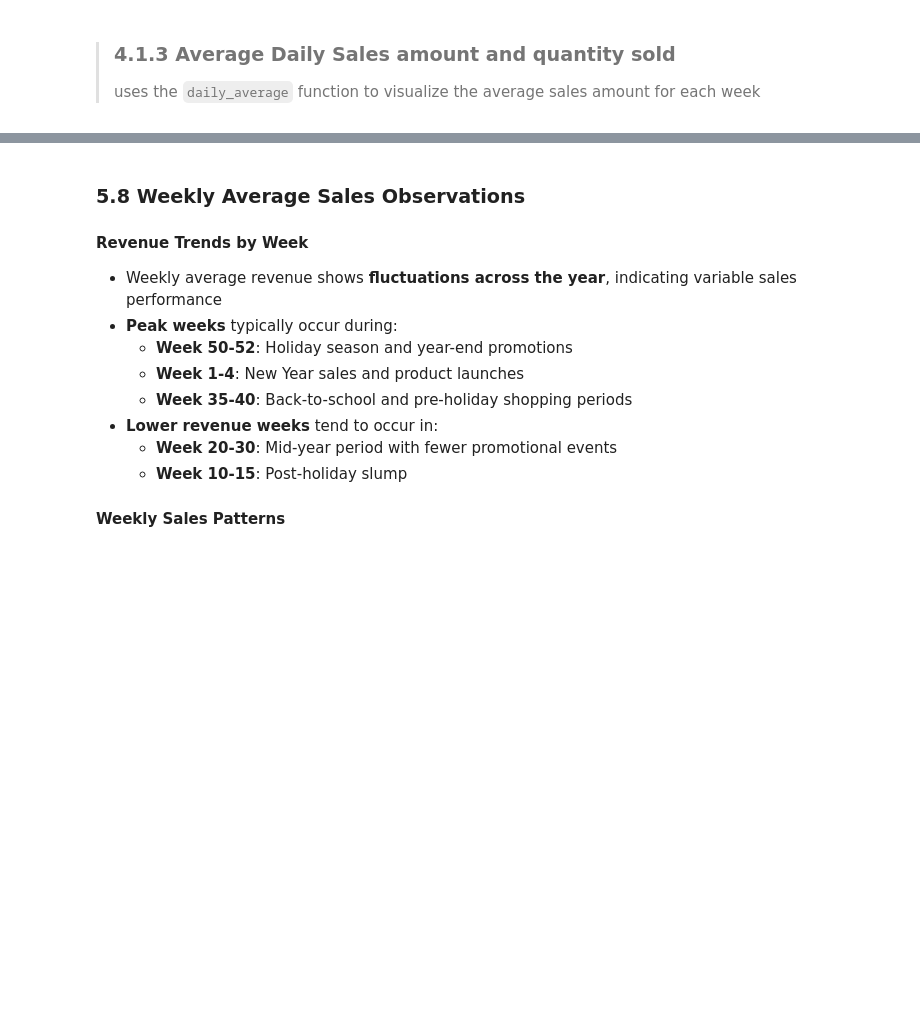
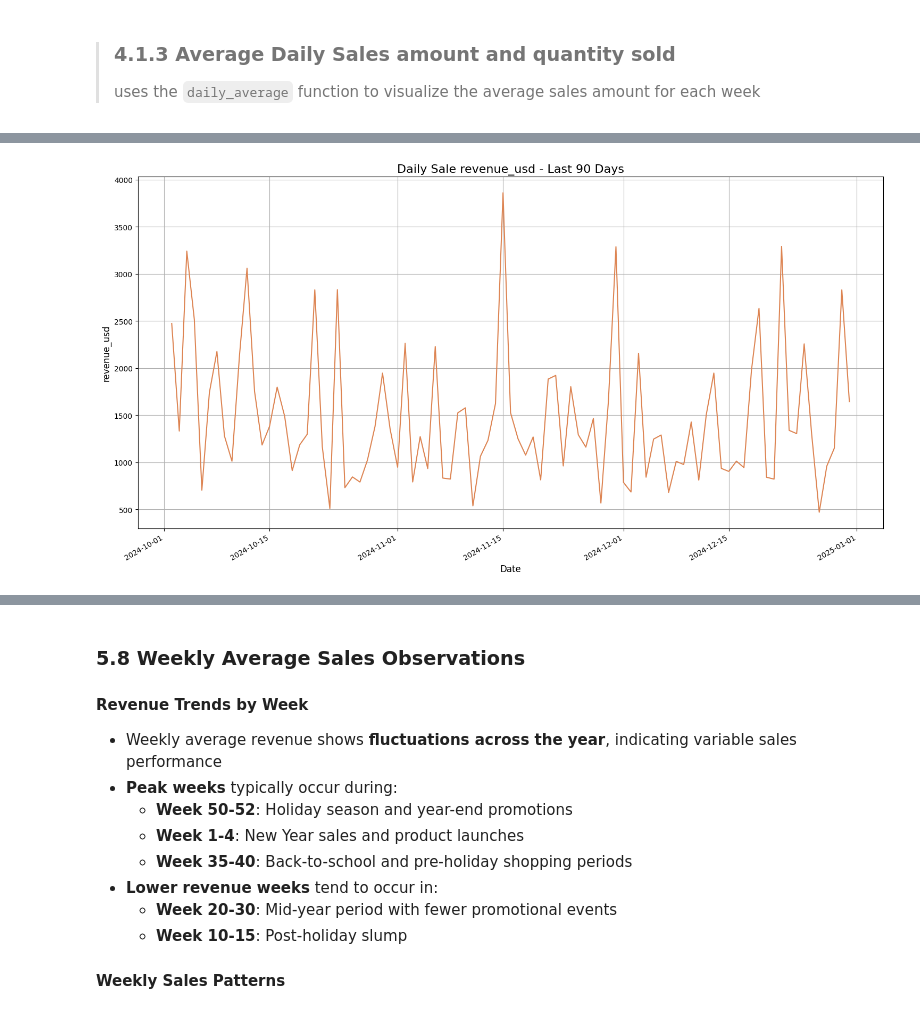
Before and after one commit to rizikilatifa/Samsung-Sales-Forecasting, a Jupyter notebook: Samsung Sales forecasting.ipynb, the cells around one changed output, grey strips where cells are left out. Cells and saved outputs as stored; diff of their text form; code cells hidden in the pictures; blank space fills up the shorter version.

```diff
--- a/Samsung Sales forecasting.ipynb
+++ b/Samsung Sales forecasting.ipynb
@@ -464,0 +501,4 @@ weekly_average_sales("units_sold")
+# %%
+daily_average("revenue_usd" , days_back= 90)
+# %% [output]
+[figure, added]
```
Also changed, not shown: parts of 29 cells of this notebook.
